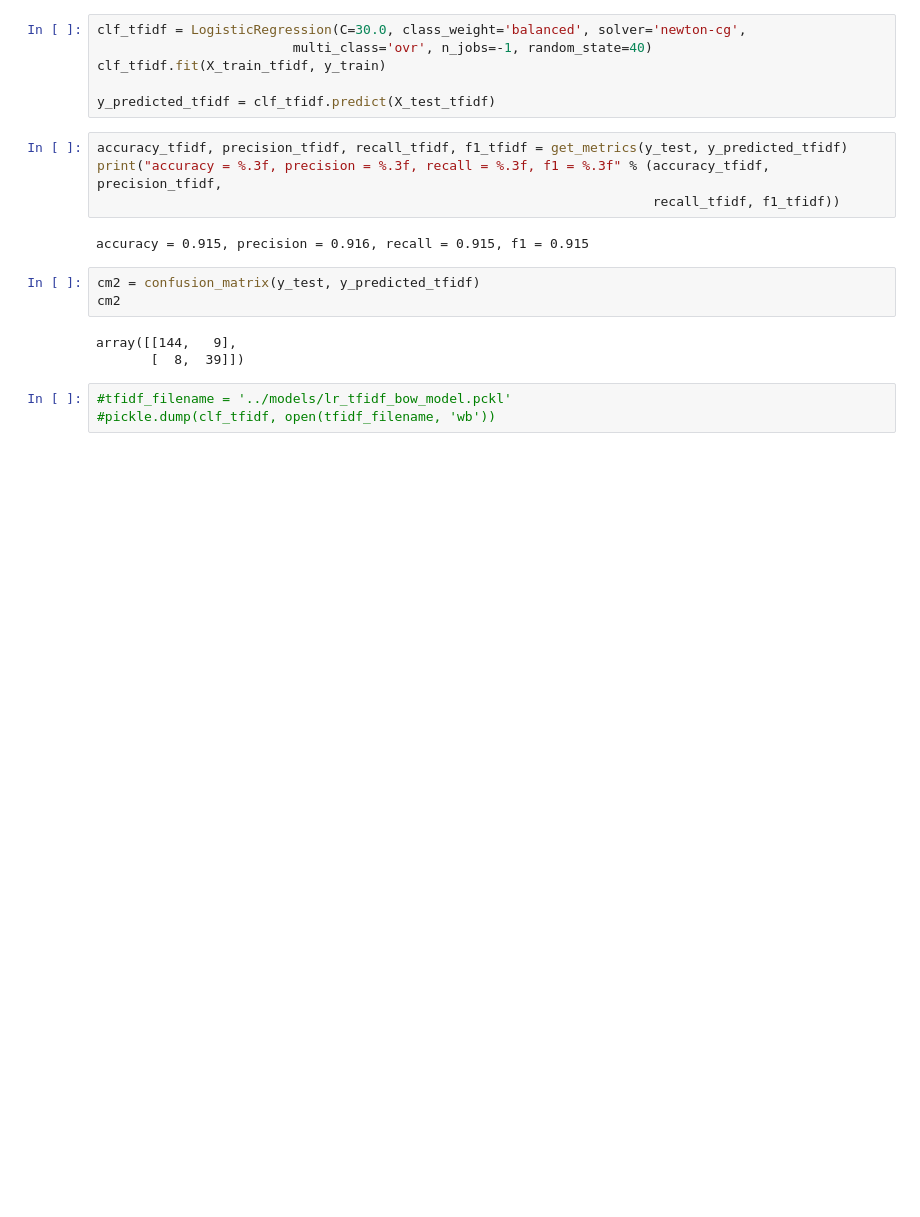
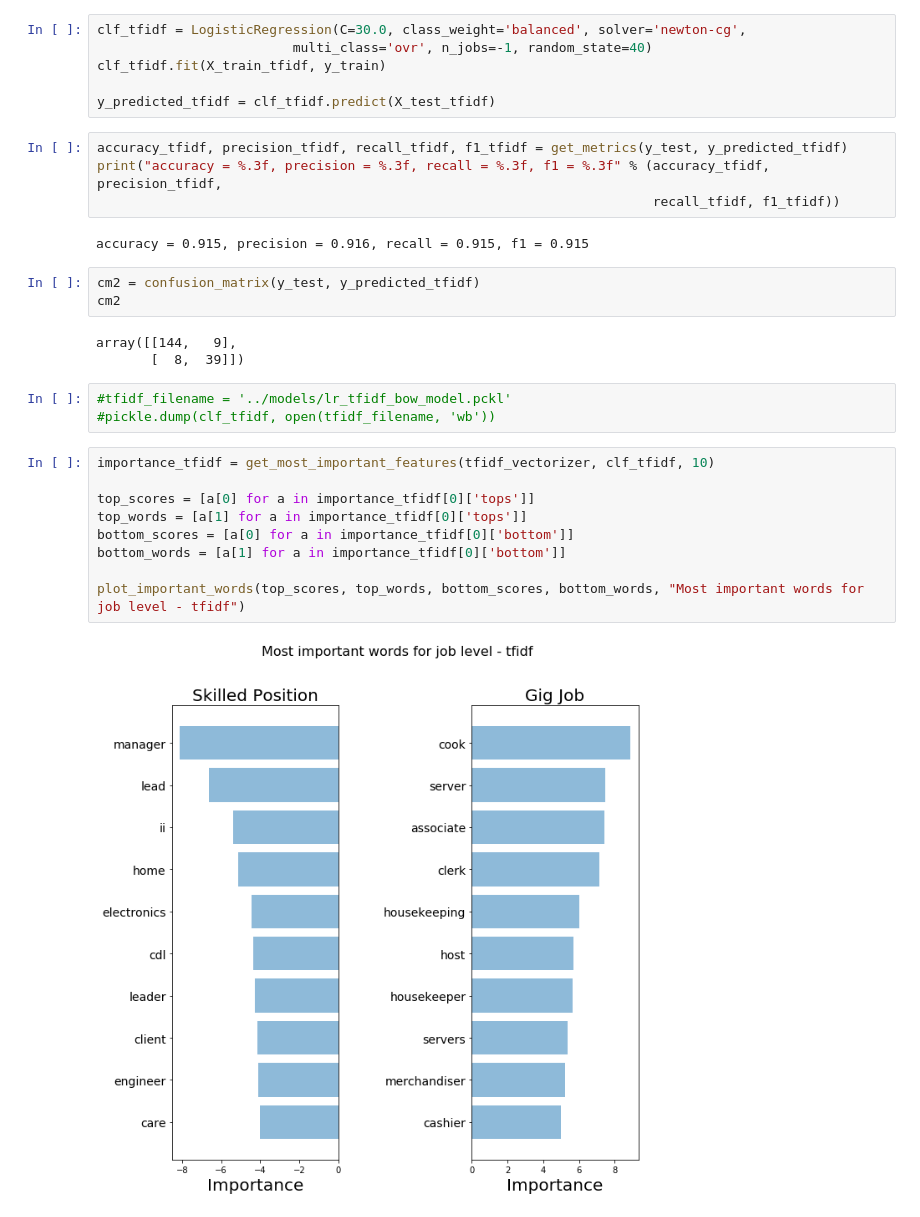
Before and after one commit to kabuhakmeh3/job-classifier, a Jupyter notebook: notebooks/Job Data NLP Prototyping.ipynb, the cells around one changed output. Saved outputs shown, nothing was run; the diff lists cells and outputs as text; blank space fills up the shorter version.

```diff
--- a/notebooks/Job Data NLP Prototyping.ipynb
+++ b/notebooks/Job Data NLP Prototyping.ipynb
@@ -437,3 +463,14 @@ array([[144,   9],
 # %%
 #tfidf_filename = '../models/lr_tfidf_bow_model.pckl'
 #pickle.dump(clf_tfidf, open(tfidf_filename, 'wb'))
+# %%
+importance_tfidf = get_most_important_features(tfidf_vectorizer, clf_tfidf, 10)
+
+top_scores = [a[0] for a in importance_tfidf[0]['tops']]
+top_words = [a[1] for a in importance_tfidf[0]['tops']]
+bottom_scores = [a[0] for a in importance_tfidf[0]['bottom']]
+bottom_words = [a[1] for a in importance_tfidf[0]['bottom']]
+
+plot_important_words(top_scores, top_words, bottom_scores, bottom_words, "Most important words for job level - tfidf")
+# %% [output]
+[figure, added]
```
Also changed, not shown: parts of 6 cells of this notebook, 3 other files.
